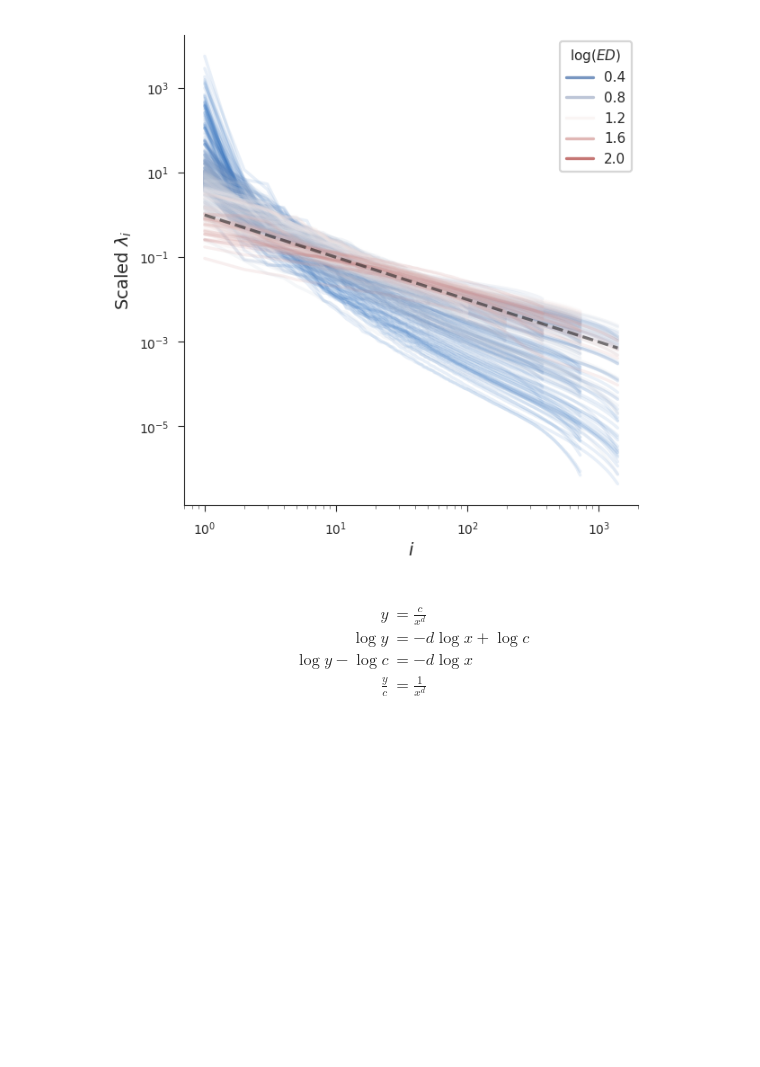
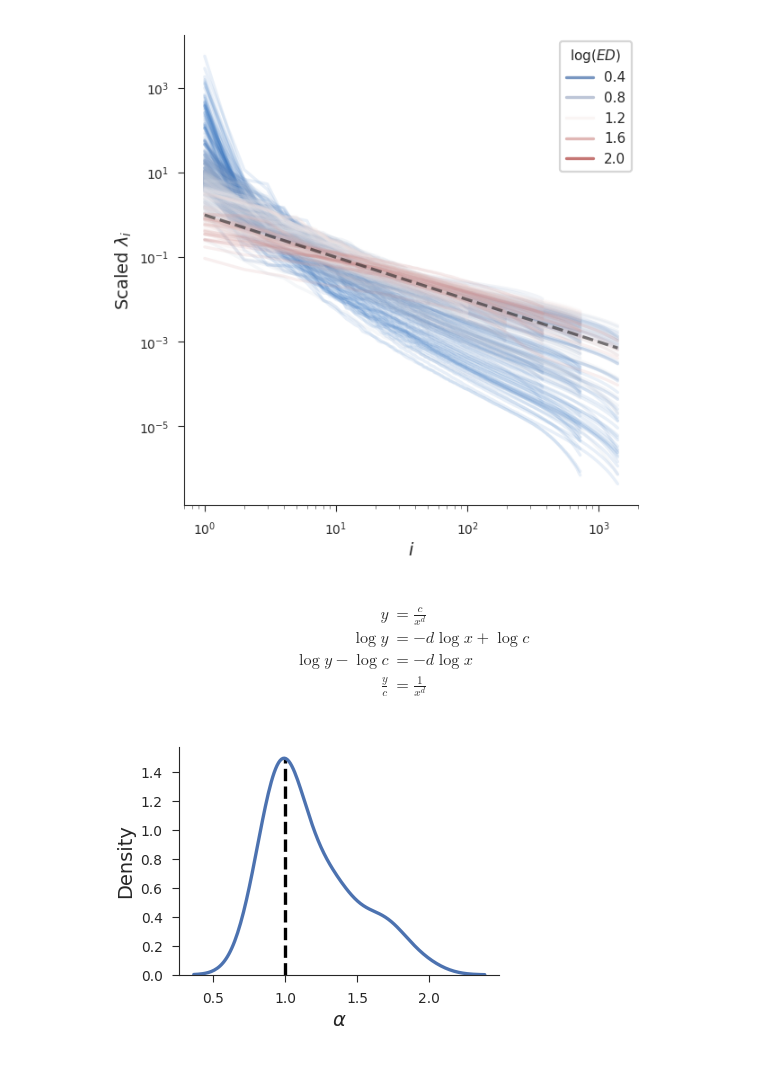
Before and after one commit to EricElmoznino/encoder_dimensionality, a Jupyter notebook: figures/grant/figures.ipynb, the cells around one changed output. Drawn from its saved outputs; the diff is of its cells as text; code cells hidden in the pictures; blank space fills up the shorter version.

Commit message:
- Slight change to grant figure

```diff
--- a/figures/grant/figures.ipynb
+++ b/figures/grant/figures.ipynb
@@ -113,3 +113,20 @@ $$
     \frac{y}{c} &= \frac{1}{x^d}
 \end{align*}
 $$
+# %%
+dataset = 'imagenet'
+data = pd.read_csv(f'../../results/eigmetrics|dataset:{dataset}|pooling:True|grayscale:False.csv')
+data.loc[:, 'layer'] = data['layer'].replace(tf_to_pt_layer_map)
+data = data[((data.architecture == 'ResNet18') & (data.layer == 'layer4.1.relu')) |
+            ((data.architecture == 'ResNet50') & (data.layer == 'layer4.2.relu'))]
+
+fig, ax = plt.subplots(figsize=(2, 1.5))
+
+sns.kdeplot(data=data, x='alpha', ax=ax)
+ax.vlines(x=1, ymin=0, ymax=1.5, color='black', linestyle='--')
+ax.set(xlabel=r'$\alpha$', ylabel='Density')
+
+plt.savefig('saved/results_alphas_last_layer.png', dpi=300)
+plt.show()
+# %% [output]
+[figure, added]
```
